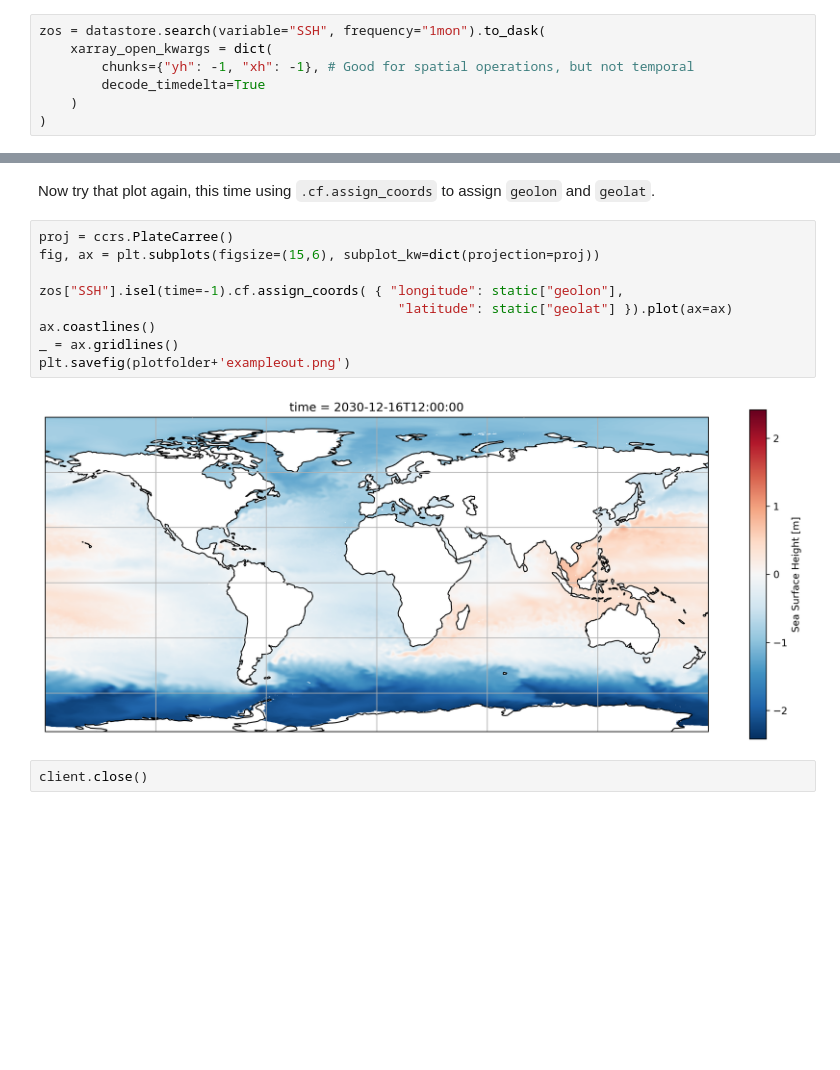
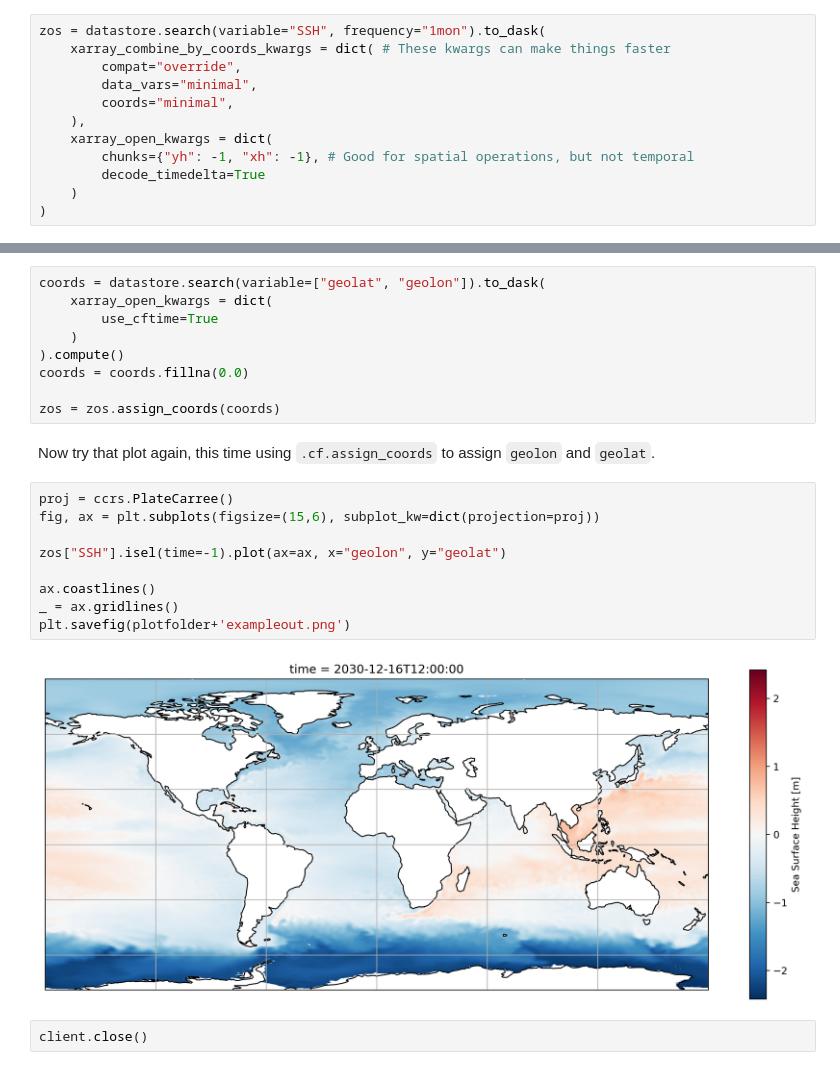
Before and after one commit to ACCESS-Community-Hub/access-cm3-paper-1, a Jupyter notebook: notebooks/polished-python/00_template_notebook.ipynb, the cells around one changed output, grey strips where cells are left out. Drawn from its saved outputs; the diff is of its cells as text; blank space fills up the shorter version.

Commit message:
Add xarray_combine_by_coords_kwargs; use geolon/lat from datastore

```diff
--- a/notebooks/polished-python/00_template_notebook.ipynb
+++ b/notebooks/polished-python/00_template_notebook.ipynb
@@ -101,6 +97,11 @@ available_variables(datastore_filtered)
 ### Load monthly sea surface height (`zos`) and plot the field at the last available time
 # %%
 zos = datastore.search(variable="SSH", frequency="1mon").to_dask(
+    xarray_combine_by_coords_kwargs = dict( # These kwargs can make things faster
+        compat="override",
+        data_vars="minimal",
+        coords="minimal",
+    ),
     xarray_open_kwargs = dict(
         chunks={"yh": -1, "xh": -1}, # Good for spatial operations, but not temporal
         decode_timedelta=True
@@ -127,15 +125,24 @@ static = xr.open_dataset("/g/data/ik11/outputs/access-om3-025/grid/access-om3.mo
+# %%
+coords = datastore.search(variable=["geolat", "geolon"]).to_dask(
+    xarray_open_kwargs = dict(
+        use_cftime=True
+    )
+).compute()
+coords = coords.fillna(0.0)
+
+zos = zos.assign_coords(coords)
 # %% [markdown]
 Now try that plot again, this time using `.cf.assign_coords` to assign `geolon` and `geolat`.
 # %%
 proj = ccrs.PlateCarree()
 fig, ax = plt.subplots(figsize=(15,6), subplot_kw=dict(projection=proj))
 
-zos["SSH"].isel(time=-1).cf.assign_coords( { "longitude": static["geolon"],
-                                              "latitude": static["geolat"] }).plot(ax=ax)
+zos["SSH"].isel(time=-1).plot(ax=ax, x="geolon", y="geolat")
+
 ax.coastlines()
 _ = ax.gridlines()
 plt.savefig(plotfolder+'exampleout.png')
 # %% [output]
-[figure, old version]
+[figure, new version]
 # %%
 client.close()
```
Also changed, not shown: parts of 5 cells of this notebook.
